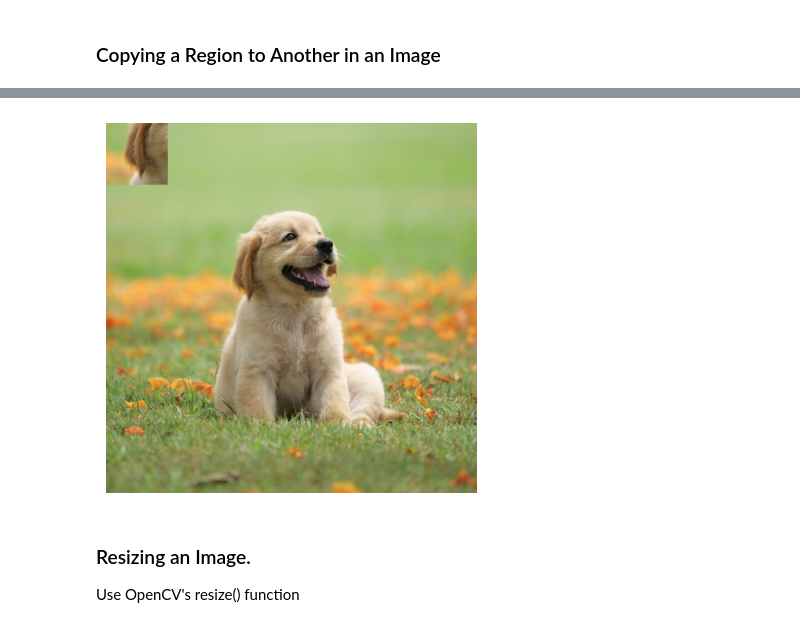
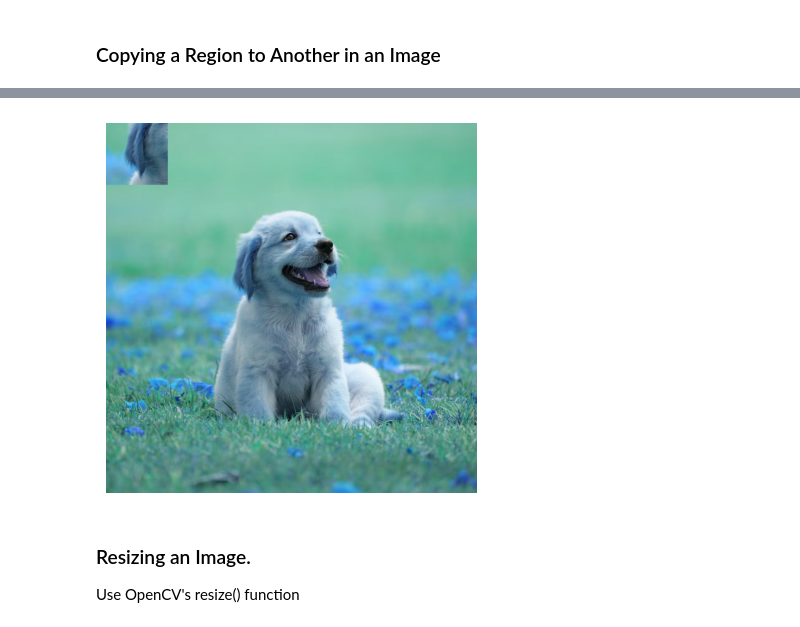
Before and after one commit to Limahcode/AI_ACCELERATOR_CV_COHORT2, a Jupyter notebook: day1/Image_Processing_Fundamentals_(Day_1).ipynb, the cells around one changed output, grey strips where cells are left out. Saved outputs shown, nothing was run; the diff lists cells and outputs as text; code cells hidden in the pictures.

```diff
--- a/day1/Image_Processing_Fundamentals_(Day_1).ipynb
+++ b/day1/Image_Processing_Fundamentals_(Day_1).ipynb
@@ -46,6 +61,3 @@ else:
     plt.show()
 # %% [output]
 [figure]
-# %%
-import cv2
-image = cv2.imread('dog.png')  # Load image in BGR format
@@ -105,7 +102,9 @@ array([[[166, 188, 123],
 # %%
-print(image_rgb.shape)  # Output: (height, width, channels)
+print(image.shape)  # Output: (height, width, channels)
 
-gray = cv2.cvtColor(image_rgb, cv2.COLOR_BGR2GRAY)
+print("gives the BGR values of one single pixel:", image[0, 0])  # Pixel at top-left corner
+
+gray = cv2.cvtColor(image, cv2.COLOR_BGR2GRAY)
 print(gray.shape)  # Output: (height, width)
 # %% [output]
 (1197, 1200, 3)
@@ -268,0 +415,10 @@ display_image(roi)
+# %%
+def display_image(image, gray=False):
+    if gray:
+        plt.imshow(image, cmap='gray')
+    else:
+        plt.imshow(image)
+    plt.axis('off')
+    plt.show()
+roi = image[400:600, 350:550]
+display_image(roi)
@@ -269,9 +427,9 @@ display_image(roi)
 # %%
-rgb_image[0:200, 0:200] = roi  # Paste ROI to top-left
+image[0:200, 0:200] = roi  # Paste ROI to top-left
 
-display_image(rgb_image)
+display_image(image)
 # %% [output]
-[figure, old version]
+[figure, new version]
 # %% [markdown]
 ### Resizing an Image.
 Use OpenCV's resize() function
```
Also changed, not shown: parts of 35 cells of this notebook, 16 other files.
